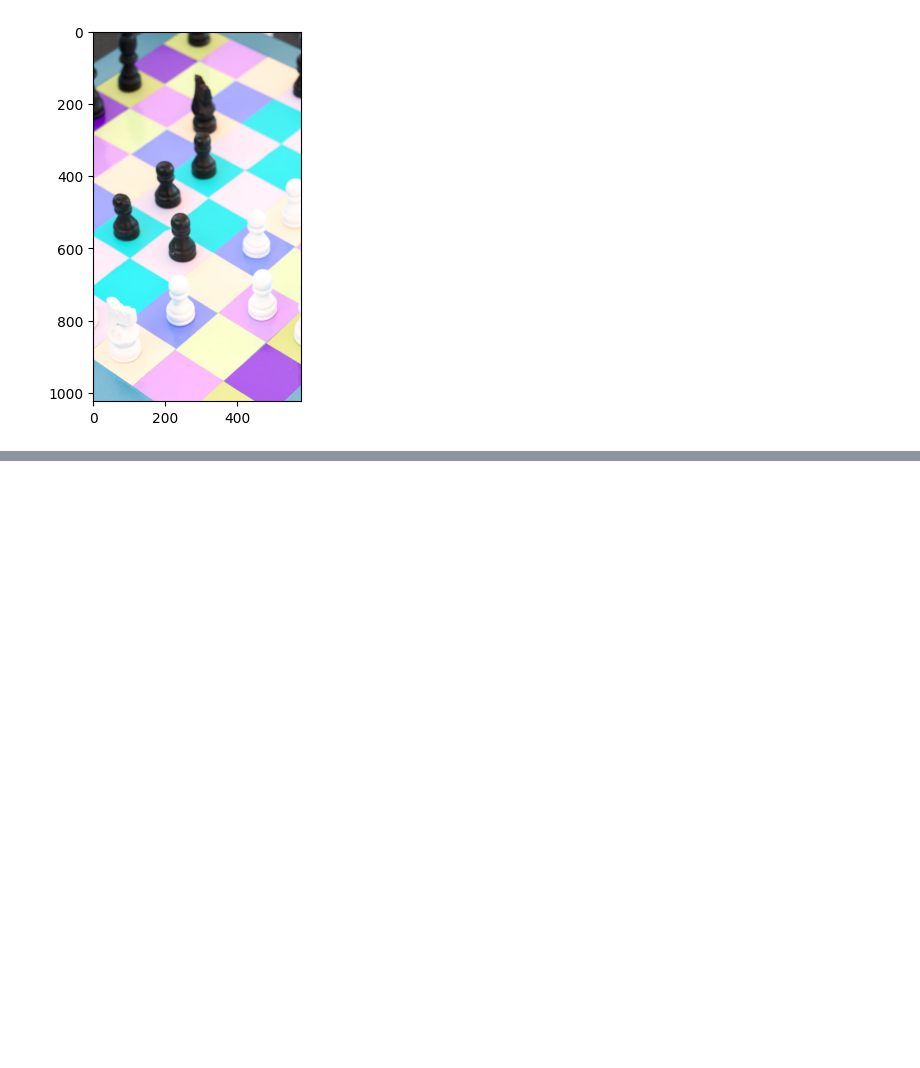
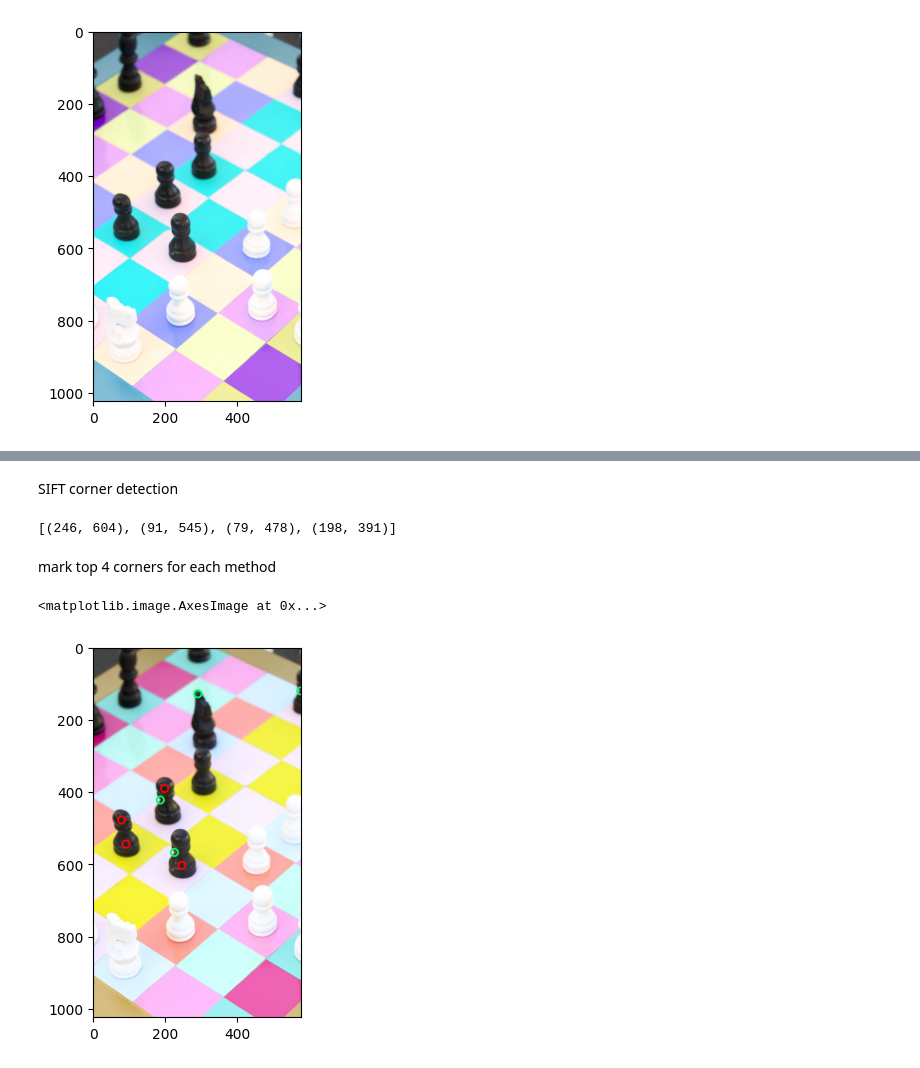
Before and after one commit to JeremiJL/WMA, a Jupyter notebook: projects/project_03/project.ipynb, the cells around one changed output, grey strips where cells are left out. Drawn from its saved outputs; the diff is of its cells as text; code cells hidden in the pictures; blank space fills up the shorter version.

Commit message:
mark corners per each method

```diff
--- a/projects/project_03/project.ipynb
+++ b/projects/project_03/project.ipynb
@@ -34,9 +34,9 @@ Haris Corner Detection
 # %%
 # load original image
-img = get_original_image("photo_1")
+img_with_marked_corners = get_original_image("photo_1")
 
 # convert to gray scale
-gray_img = cv.cvtColor(img, cv.COLOR_BGR2GRAY)
+gray_img = cv.cvtColor(img_with_marked_corners, cv.COLOR_BGR2GRAY)
 
 # convert to floating point format
 gray = np.float32(gray_img)
@@ -71,12 +71,7 @@ top_indices = np.argsort(corner_scores)[-4:]
 # print(np.argsort(corner_scores))
 # print(corner_scores[np.argsort(corner_scores)])
 
-top_corners = list(zip(x_cords[top_indices], y_cords[top_indices]))
+top_harris_corners = list(zip(x_cords[top_indices], y_cords[top_indices]))
 
-# mark top 4 corners
-for x, y in top_corners:
-    cv.circle(img, (x, y), radius=10, color=(100, 255, 0), thickness=3)
-
-img_with_harris_corners = img
-plt.imshow(cv.cvtColor(img_with_harris_corners, cv.COLOR_BGR2RGB))
+print(top_harris_corners)
 # %% [output]
@@ -84,0 +79,67 @@ plt.imshow(cv.cvtColor(img_with_harris_corners, cv.COLOR_BGR2RGB))
+# %% [markdown]
+SIFT corner detection
+# %%
+# load original image
+img_with_marked_corners = get_original_image("photo_1")
+
+# convert to gray scale
+gray = cv.cvtColor(img_with_marked_corners, cv.COLOR_BGR2GRAY)
+
+# detect SIFT keypoints
+sift = cv.SIFT_create()
+kp = sift.detect(gray, None)
+
+# extract responses
+responses = np.array([k.response for k in kp])
+
+# sort keypoints by response, strongest first
+kp_sorted = sorted(kp, key=lambda k: k.response, reverse=True)
+
+# select top 4, but prevent overlap
+top_sift_corners = []
+min_distance = 30
+
+
+for keypoint in kp_sorted:
+    x, y = keypoint.pt
+
+    is_far_enough = True
+
+    # check if it's not near any of previously selected corners
+    for selected_keypoint in top_sift_corners:
+        selected_x, selected_y = selected_keypoint.pt
+
+        distance = np.sqrt((x - selected_x) ** 2 + (y - selected_y) ** 2)
+
+        if distance < min_distance:
+            is_far_enough = False
+            break
+
+    if is_far_enough:
+        top_sift_corners.append(keypoint)
+
+    if len(top_sift_corners) == 4:
+        break
+
+top_sift_corners = [(int(keypoint.pt[0]), int(keypoint.pt[1])) for keypoint in top_sift_corners]
+
+print(top_sift_corners)
+# %% [output]
+[(246, 604), (91, 545), (79, 478), (198, 391)]
+# %% [markdown]
+mark top 4 corners for each method
+# %%
+img_with_marked_corners = get_original_image("photo_1")
+
+# mark top 4 corners for harris
+for x, y in top_harris_corners:
+    cv.circle(img_with_marked_corners, (x, y), radius=10, color=(100, 255, 0), thickness=3)
+
+# mark top 4 corners for sift
+for x, y in top_sift_corners:
+    cv.circle(img_with_marked_corners, (x, y), radius=10, color=(0, 0, 255), thickness=3)
+
+plt.imshow(cv.cvtColor(img_with_marked_corners, cv.COLOR_BGR2RGB))
+# %% [output]
+<matplotlib.image.AxesImage at 0x...>
+[figure, added]
```
Also changed, not shown: parts of 2 cells of this notebook.
